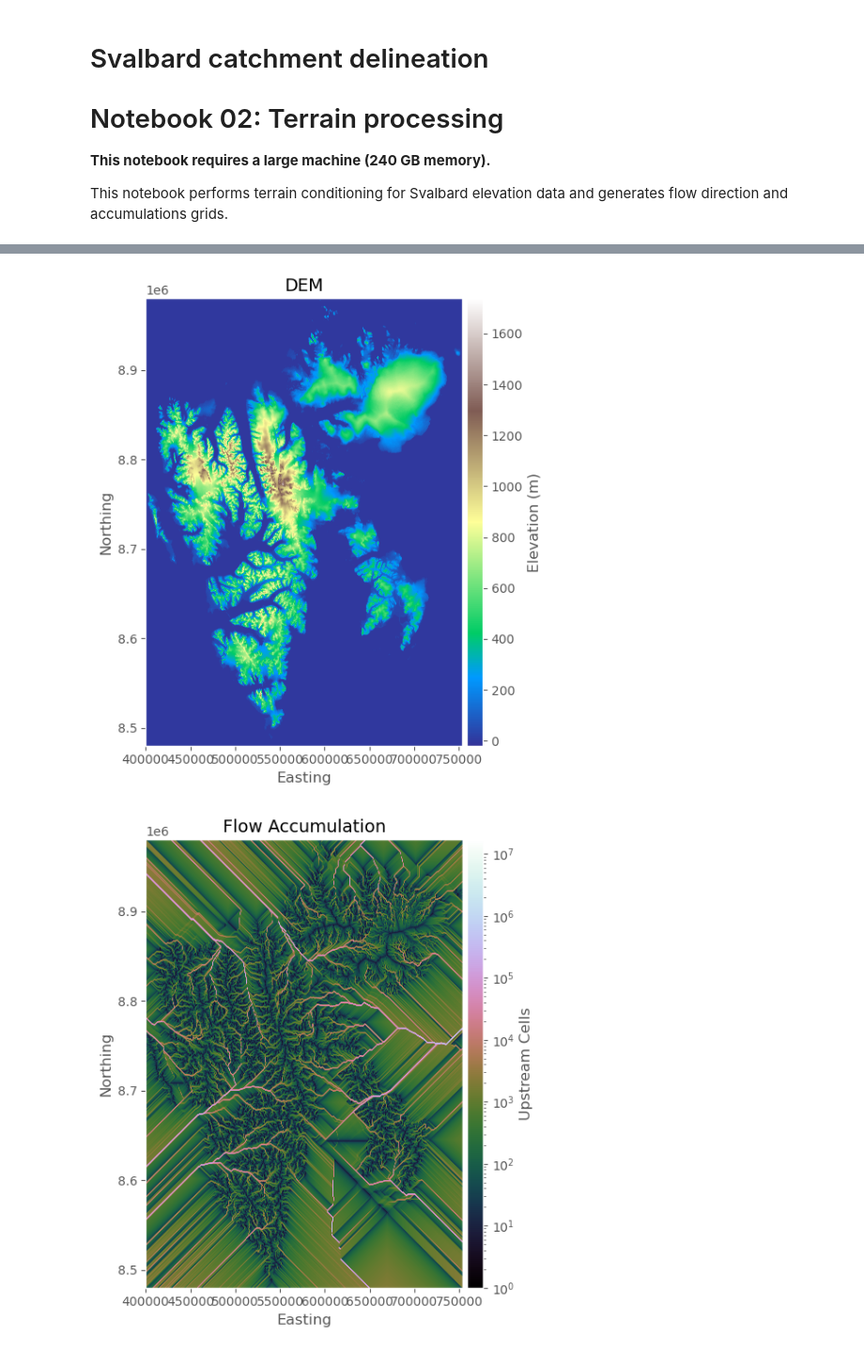
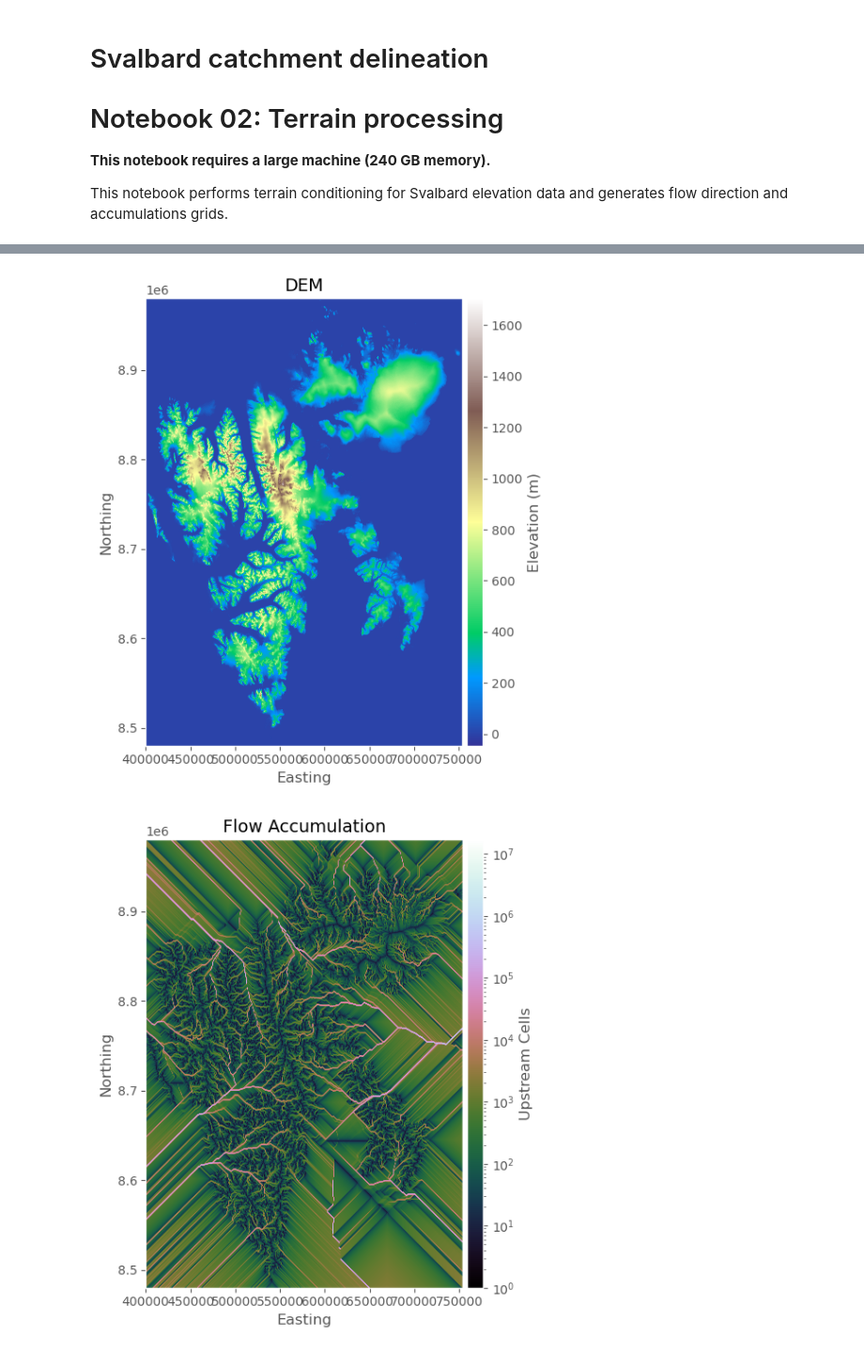
Before and after one commit to NIVANorge/svalbard_catchments, a Jupyter notebook: code/02_terrain_processing.ipynb, the cells around one changed output, grey strips where cells are left out. Shown: that part at 94% size. Saved outputs shown, nothing was run; the diff lists cells and outputs as text; code cells hidden in the pictures.

```diff
--- a/code/02_terrain_processing.ipynb
+++ b/code/02_terrain_processing.ipynb
@@ -104,27 +113,29 @@ proj_dem_path = r"/home/jovyan/shared/common/01_datasets/spatial/svalbard/arctic
 # %%
 # Plot 40 m DEM
+proj_dem_path = r"/home/jovyan/shared/common/01_datasets/spatial/svalbard/arctic_dem_40m/merged/svalbard_40m_dem_proj_egm08.tif"
+
 grid = Grid.from_raster(proj_dem_path)
 dem = grid.read_raster(proj_dem_path)
 dem[dem==dem.nodata] = 0
 
 fig, ax = plt.subplots(figsize=(8, 6))
 fig.patch.set_alpha(0)
 im = ax.imshow(dem, extent=grid.extent, cmap="terrain", zorder=1)
 
 # Colourbar
 divider = make_axes_locatable(ax)
 cax = divider.append_axes("right", size="5%", pad=0.05)
 cbar = fig.colorbar(im, cax=cax)
 cbar.set_label("Elevation (m)")
 
 # Labels
 ax.grid(zorder=0)
 ax.set_title("DEM", size=14)
 ax.set_xlabel("Easting")
 ax.set_ylabel("Northing")
 plt.tight_layout()
 # %% [output]
-[figure, old version]
+[figure, new version]
 # %%
 # Plot 40 m flow accumulation
 grid = Grid.from_raster(facc_path)
```
Also changed, not shown: parts of 3 cells of this notebook, 2 other files.
